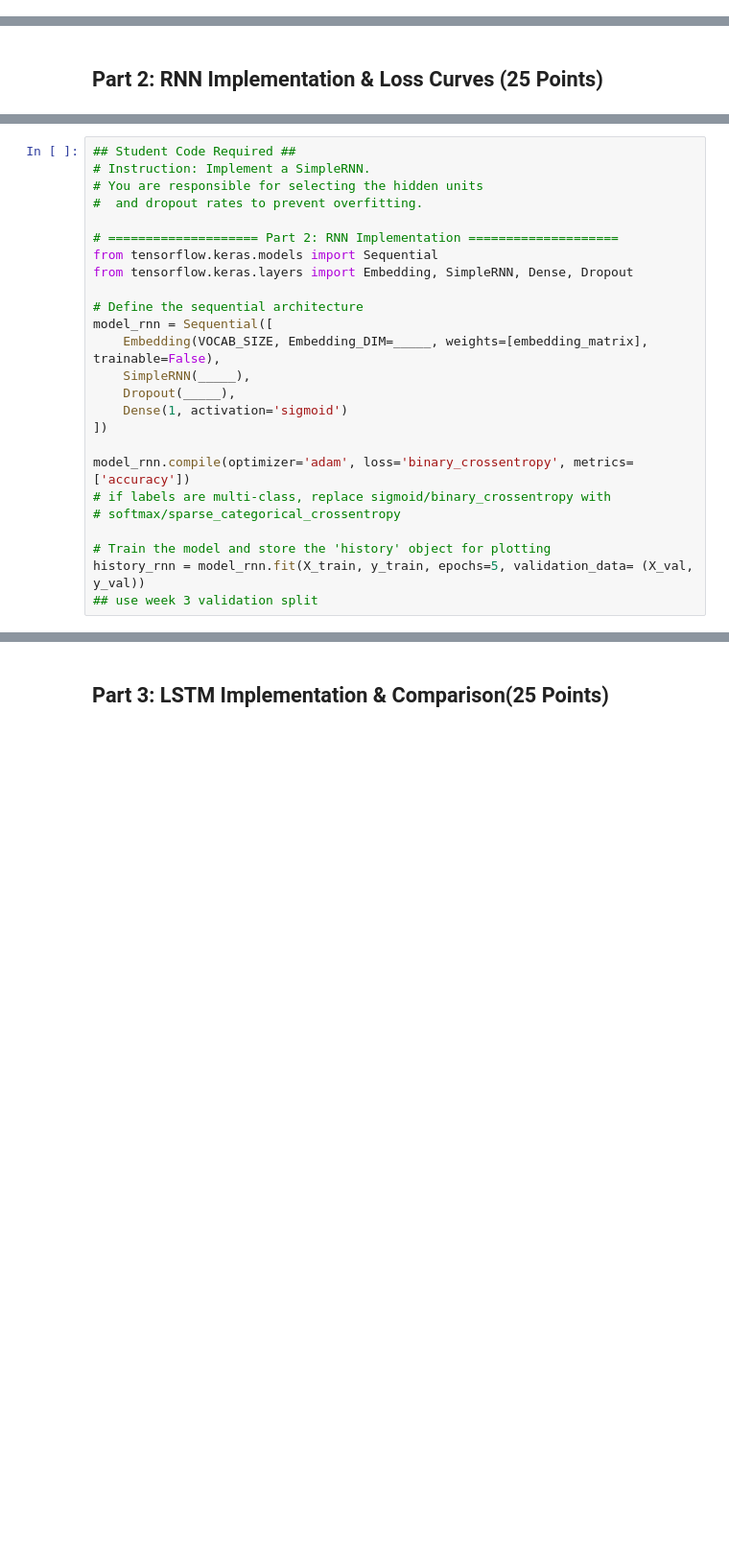
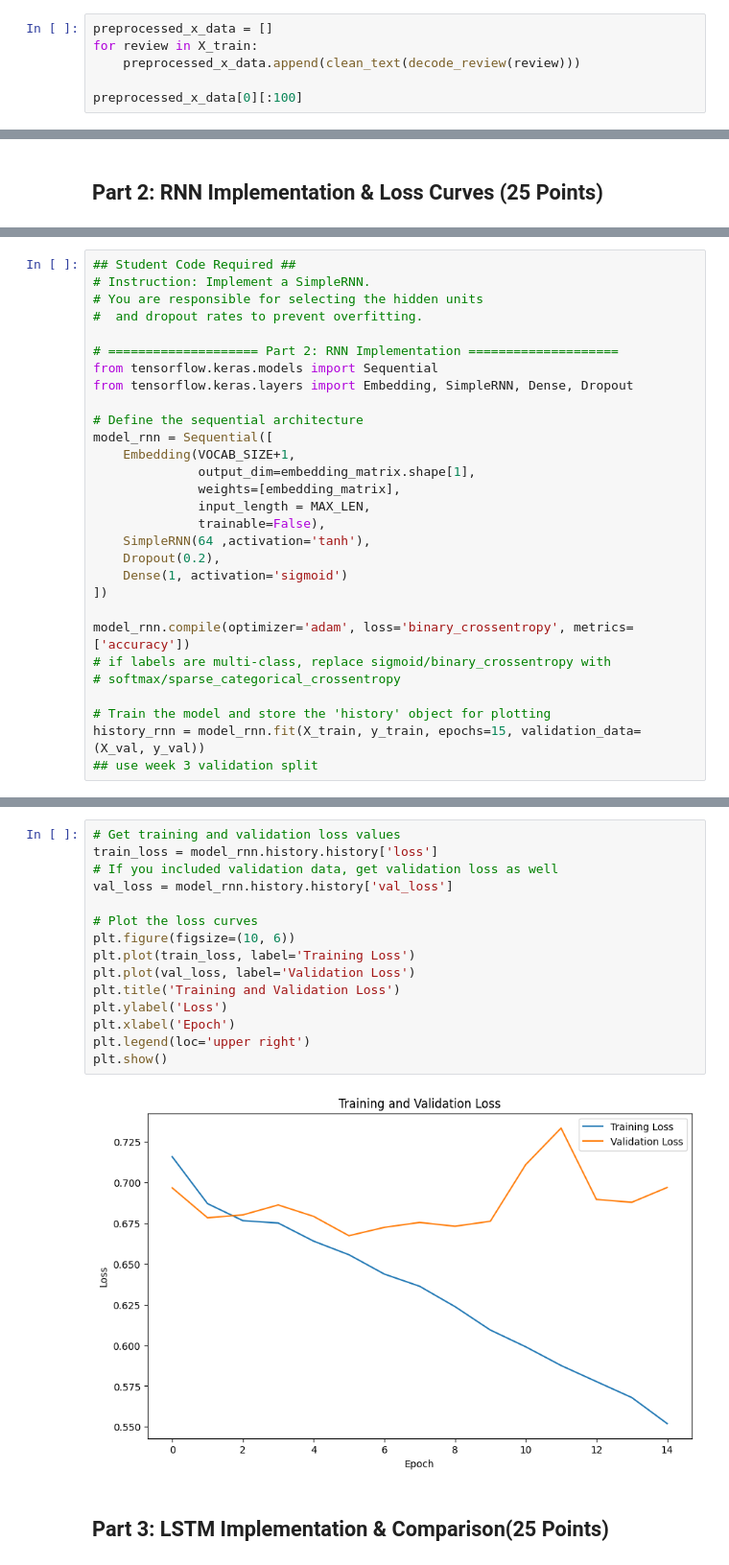
Before and after one commit to rcwaterman/DSE6212, a Jupyter notebook: Module 4/Module_4_Assignment_RNN_LSTM-1.ipynb, the cells around one changed output, grey strips where cells are left out. Shown at 96% size. Cells and saved outputs as stored; diff of their text form; blank space fills up the shorter version.

```diff
--- a/Module 4/Module_4_Assignment_RNN_LSTM-1.ipynb
+++ b/Module 4/Module_4_Assignment_RNN_LSTM-1.ipynb
@@ -18,0 +87,6 @@ Week 3 Reuse:
+# %%
+preprocessed_x_data = []
+for review in X_train:
+    preprocessed_x_data.append(clean_text(decode_review(review)))
+
+preprocessed_x_data[0][:100]
@@ -65,9 +246,13 @@ from tensorflow.keras.layers import Embedding, SimpleRNN, Dense, Dropout
 
 # Define the sequential architecture
 model_rnn = Sequential([
-    Embedding(VOCAB_SIZE, Embedding_DIM=_____, weights=[embedding_matrix], trainable=False),
-    SimpleRNN(_____),
-    Dropout(_____),
+    Embedding(VOCAB_SIZE+1,
+              output_dim=embedding_matrix.shape[1],
+              weights=[embedding_matrix],
+              input_length = MAX_LEN,
+              trainable=False),
+    SimpleRNN(64 ,activation='tanh'),
+    Dropout(0.2),
     Dense(1, activation='sigmoid')
 ])
 
@@ -76,5 +261,5 @@ model_rnn.compile(optimizer='adam', loss='binary_crossentropy', metrics=['accura
 # softmax/sparse_categorical_crossentropy
 
 # Train the model and store the 'history' object for plotting
-history_rnn = model_rnn.fit(X_train, y_train, epochs=5, validation_data= (X_val, y_val))
+history_rnn = model_rnn.fit(X_train, y_train, epochs=15, validation_data= (X_val, y_val))
 ## use week 3 validation split
@@ -81,3 +301,20 @@ history_rnn = model_rnn.fit(X_train, y_train, epochs=5, validation_data= (X_val,
+# %%
+# Get training and validation loss values
+train_loss = model_rnn.history.history['loss']
+# If you included validation data, get validation loss as well
+val_loss = model_rnn.history.history['val_loss']
+
+# Plot the loss curves
+plt.figure(figsize=(10, 6))
+plt.plot(train_loss, label='Training Loss')
+plt.plot(val_loss, label='Validation Loss')
+plt.title('Training and Validation Loss')
+plt.ylabel('Loss')
+plt.xlabel('Epoch')
+plt.legend(loc='upper right')
+plt.show()
+# %% [output]
+[figure, added]
 # %% [markdown]
 ## Part 3: LSTM Implementation & Comparison(25 Points)
 # %%
```
Also changed, not shown: parts of 50 cells of this notebook, 2 other files.
